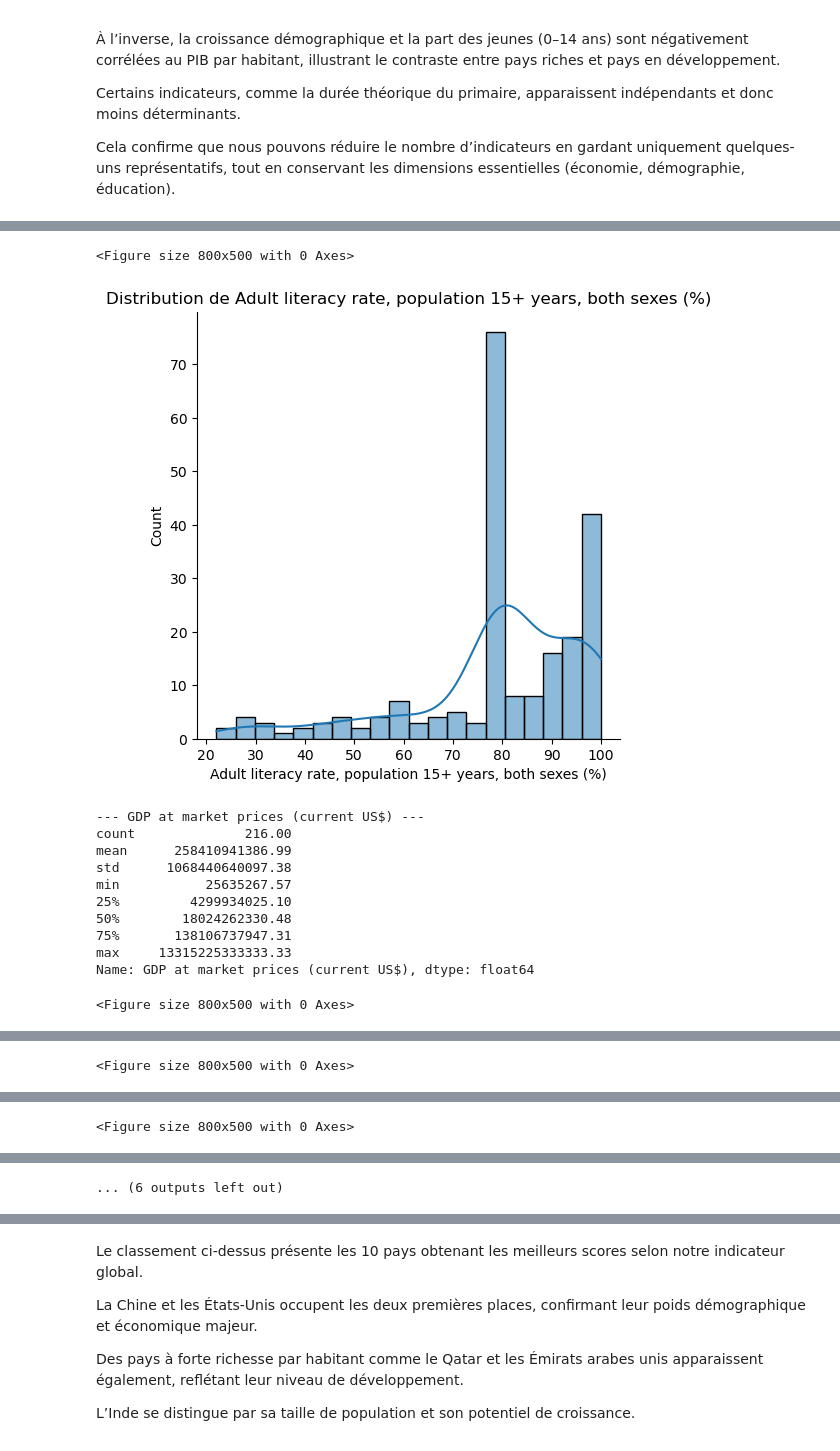
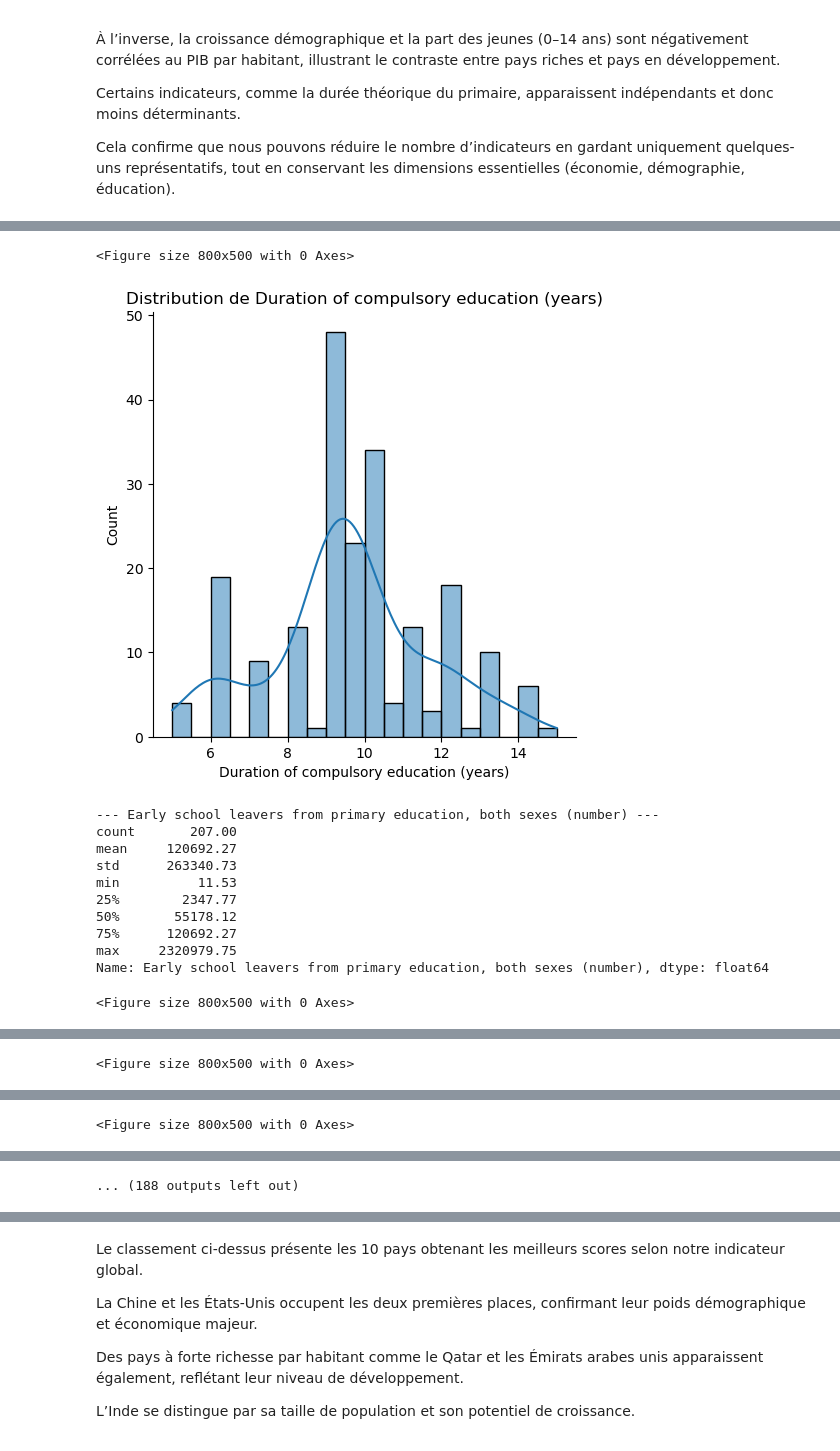
Before and after one commit to AdamAe6/Op-Projet-2, a Jupyter notebook: Akeb_Adam_1_notebook_092025.ipynb, the cells around one changed output, grey strips where cells are left out. Saved outputs shown, nothing was run; the diff lists cells and outputs as text; code cells hidden in the pictures.

```diff
--- a/Akeb_Adam_1_notebook_092025.ipynb
+++ b/Akeb_Adam_1_notebook_092025.ipynb
@@ -394,14 +487,3 @@ print(annees)
 S’il y a des valeurs d’indicateur pour des années futures, ce ne sont pas des données observées mais des estimations ou projections.
 
 Pour l'analyse historique des systèmes éducatifs, nous ne gardons que les années passées.
-# %%
-colonnes_annees_digit = [int(c) for c in dfs['data'].columns if c.isdigit()]
-
-print("Colonnes d'années trouvées :", len(colonnes_annees_digit))
-
-colonnes_a_supprimer = [str(a) for a in colonnes_annees_digit if a > 2025]
-print("Colonnes à supprimer :", len(colonnes_a_supprimer))
-
-print("Avant :", dfs['data'].shape[1], "colonnes")
-dfs['data'] = dfs['data'].drop(columns=colonnes_a_supprimer)
-print("Après :", dfs['data'].shape[1], "colonnes")
@@ -638,11 +625,24 @@ Cela confirme que nous pouvons réduire le nombre d’indicateurs en gardant uni
 # %%
 seuil = 0.7
 
-corr_pairs = corr_pearson.abs().unstack().sort_values(ascending=False)
-corr_pairs = corr_pairs[corr_pairs < 1]
-corr_fortes = corr_pairs[corr_pairs > seuil]
+# Construire la matrice absolue de corrélation
+corr_abs = corr_pearson.abs()
 
-print("Paires d'indicateurs corrélés > 0.7 :")
+# Utiliser uniquement la partie supérieure triangulaire pour éviter doublons
+upper = corr_abs.where(np.triu(np.ones(corr_abs.shape), k=1).astype(bool))
+
+# Stratégie déterministe : conserver d'abord les variables les moins corrélées (moyenne de corr) et
+# n'ajouter une variable que si elle n'est pas fortement corrélée (>seuil) avec une variable déjà conservée.
+mean_corr = corr_abs.mean().sort_values()  # variables les moins corrélées en premier
+keepers = []
+for col in mean_corr.index:
+    if not any((corr_abs.loc[col, k] > seuil) for k in keepers):
+        keepers.append(col)
+
+# Les paires corrélées fortes seront visibles via 'upper'
+corr_fortes = upper.stack().sort_values(ascending=False)
+corr_fortes = corr_fortes[corr_fortes > seuil]
+print("Paires d'indicateurs corrélés > {} :".format(seuil))
 print(corr_fortes.head(20))
 # %% [output]
 Paires d'indicateurs corrélés > 0.7 :
@@ -662,11 +664,8 @@ Gross enrolment ratio, tertiary, both sexes (%)   Population, ages 0-14 (% of to
 dtype: float64
 # %%
-indics_suppr = set()
-for (ind1, ind2), val in corr_fortes.items():
-    if ind2 not in indics_suppr:
-        indics_suppr.add(ind2)
-
+# On supprime les variables non conservées selon la stratégie ci-dessus
 print("Shape avant suppression :", df_corr.shape)
-df_corr_reduit = df_corr.drop(columns=list(indics_suppr))
+cols_to_drop = [c for c in df_corr.columns if c not in keepers]
+df_corr_reduit = df_corr.drop(columns=cols_to_drop)
 print("Shape après suppression :", df_corr_reduit.shape)
 # %% [output]
@@ -680,8 +677,9 @@ def analyse_indic(df, indicateur):
     print(df[indicateur].describe())
 
     plt.figure(figsize=(8,5))
-    sns.displot(df[indicateur].dropna(), kde=True, bins=20)
+    sns.histplot(df[indicateur].dropna(), kde=True, bins=20)
     plt.title(f"Distribution de {indicateur}")
+    plt.tight_layout()
     plt.show()
 
 for col in df_corr_reduit.columns:
@@ -700,13 +698,13 @@ Name: Adult literacy rate, population 15+ years, both sexes (%), dtype: float64
 <Figure size 800x500 with 0 Axes>
-[figure, old version]
+[figure, new version]
---- GDP at market prices (current US$) ---
-count              216.00
-mean      258410941386.99
-std      1068440640097.38
-min           25635267.57
-25%         4299934025.10
-50%        18024262330.48
-75%       138106737947.31
-max     13315225333333.33
-Name: GDP at market prices (current US$), dtype: float64
+--- Early school leavers from primary education, both sexes (number) ---
+count       207.00
+mean     120692.27
+std      263340.73
+min          11.53
+25%        2347.77
+50%       55178.12
+75%      120692.27
+max     2320979.75
+Name: Early school leavers from primary education, both sexes (number), dtype: float64
 <Figure size 800x500 with 0 Axes>
@@ -738 +736 @@ Name: Population growth (annual %), dtype: float64
-... (6 outputs left out)
+... (188 outputs left out)
```
Also changed, not shown: parts of 33 cells of this notebook, 1 other file.
